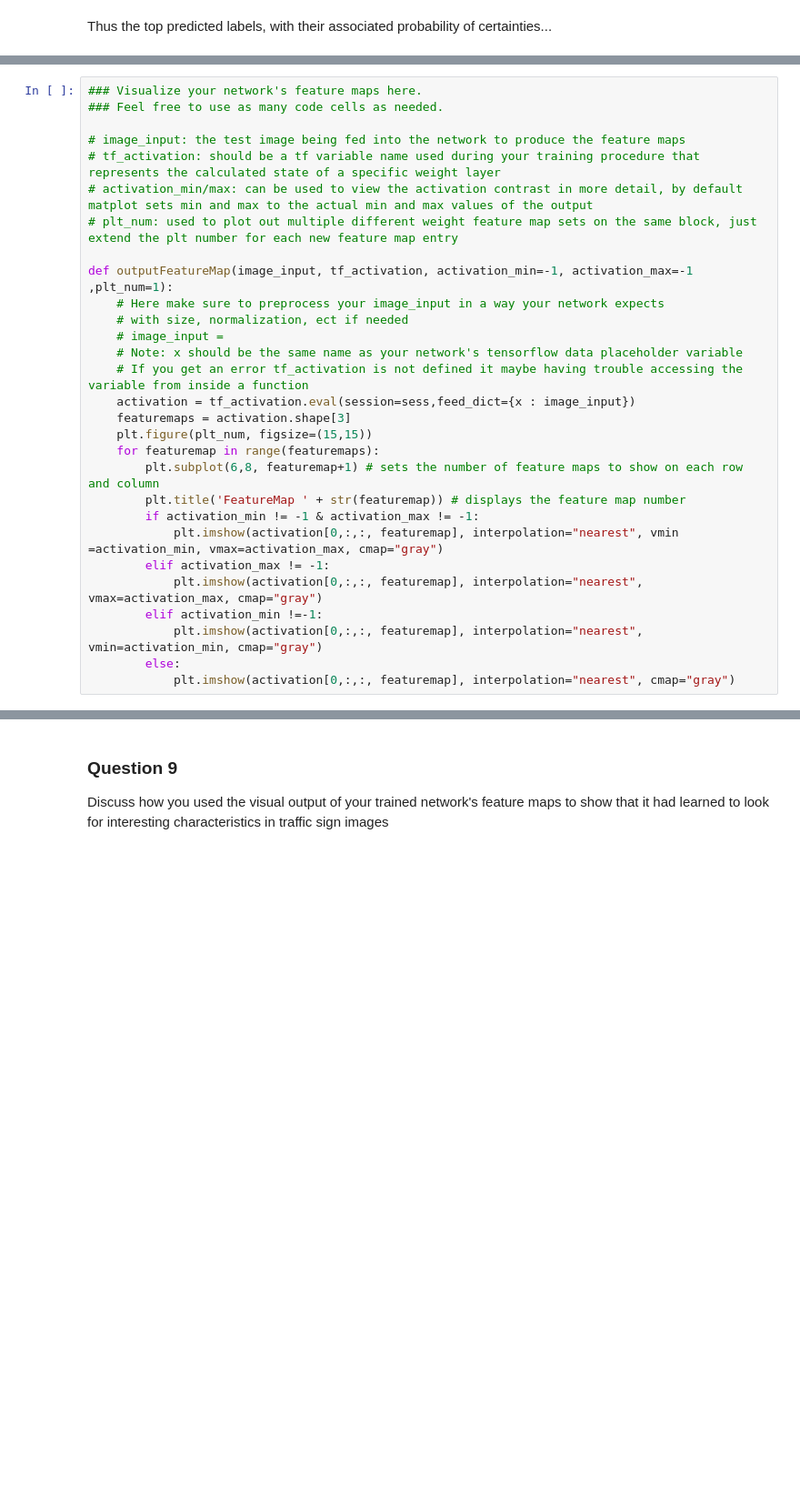
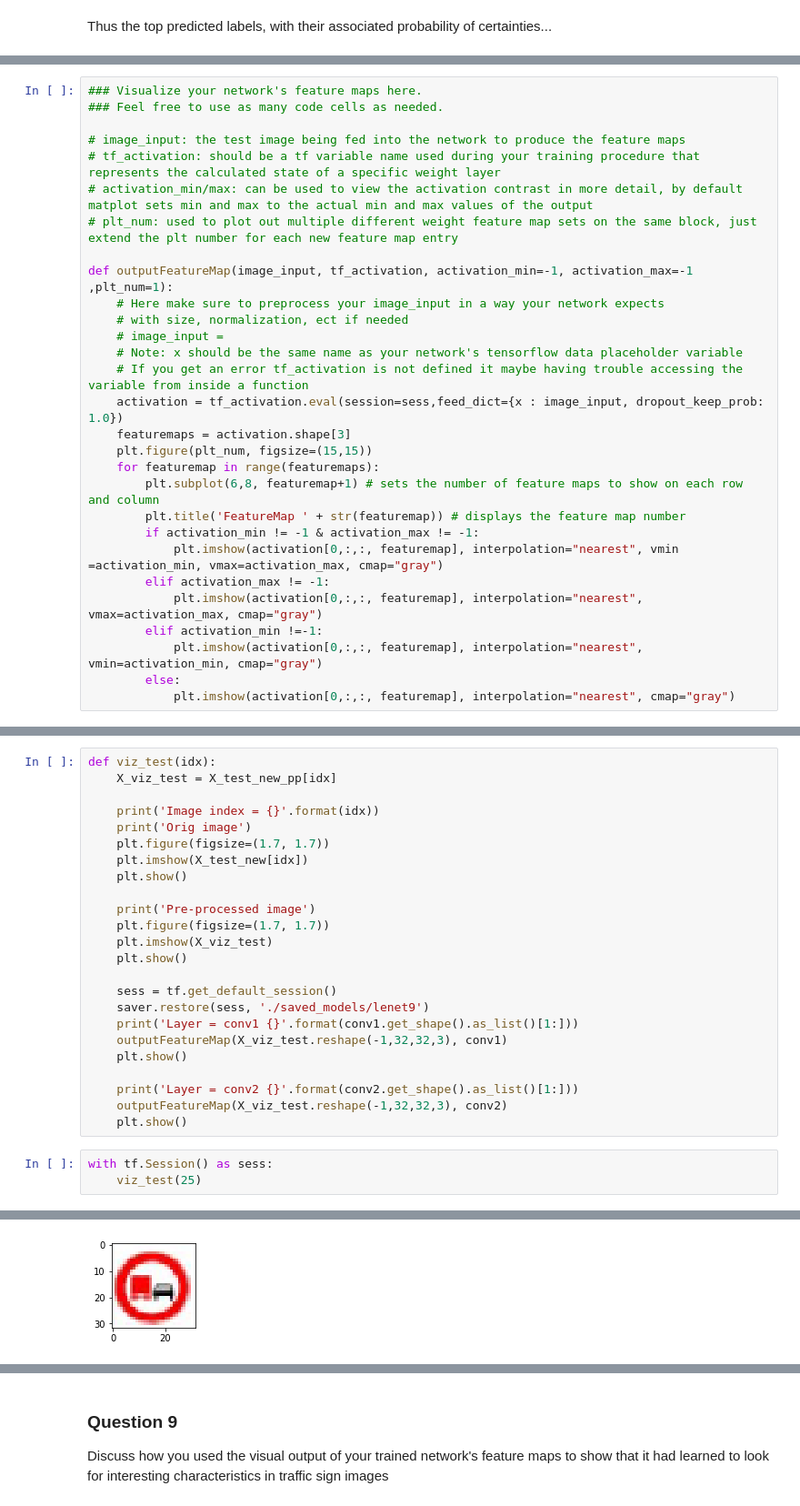
Before and after one commit to AeroGeekDean/CarND-Traffic-Sign-Classifier-Project, a Jupyter notebook: Traffic_Sign_Classifier.ipynb, the cells around one changed output, grey strips where cells are left out. Shown at 91% size. Cells and saved outputs as stored; diff of their text form; blank space fills up the shorter version.

```diff
--- a/Traffic_Sign_Classifier.ipynb
+++ b/Traffic_Sign_Classifier.ipynb
@@ -868,7 +901,7 @@ def outputFeatureMap(image_input, tf_activation, activation_min=-1, activation_m
     # image_input =
     # Note: x should be the same name as your network's tensorflow data placeholder variable
     # If you get an error tf_activation is not defined it maybe having trouble accessing the variable from inside a function
-    activation = tf_activation.eval(session=sess,feed_dict={x : image_input})
+    activation = tf_activation.eval(session=sess,feed_dict={x : image_input, dropout_keep_prob: 1.0})
     featuremaps = activation.shape[3]
     plt.figure(plt_num, figsize=(15,15))
     for featuremap in range(featuremaps):
@@ -888,0 +918,28 @@ NameError: name 'conv1' is not defined
+# %%
+def viz_test(idx):
+    X_viz_test = X_test_new_pp[idx]
+
+    print('Image index = {}'.format(idx))
+    print('Orig image')
+    plt.figure(figsize=(1.7, 1.7))
+    plt.imshow(X_test_new[idx])
+    plt.show()
+
+    print('Pre-processed image')
+    plt.figure(figsize=(1.7, 1.7))
+    plt.imshow(X_viz_test)
+    plt.show()
+
+    sess = tf.get_default_session()
+    saver.restore(sess, './saved_models/lenet9')
+    print('Layer = conv1 {}'.format(conv1.get_shape().as_list()[1:]))
+    outputFeatureMap(X_viz_test.reshape(-1,32,32,3), conv1)
+    plt.show()
+
+    print('Layer = conv2 {}'.format(conv2.get_shape().as_list()[1:]))
+    outputFeatureMap(X_viz_test.reshape(-1,32,32,3), conv2)
+    plt.show()
+# %%
+with tf.Session() as sess:
+    viz_test(25)
+# %% [output]
@@ -888,0 +948 @@ NameError: name 'conv1' is not defined
+[figure, added]
```
Also changed, not shown: parts of 37 cells of this notebook, 13 other files.
